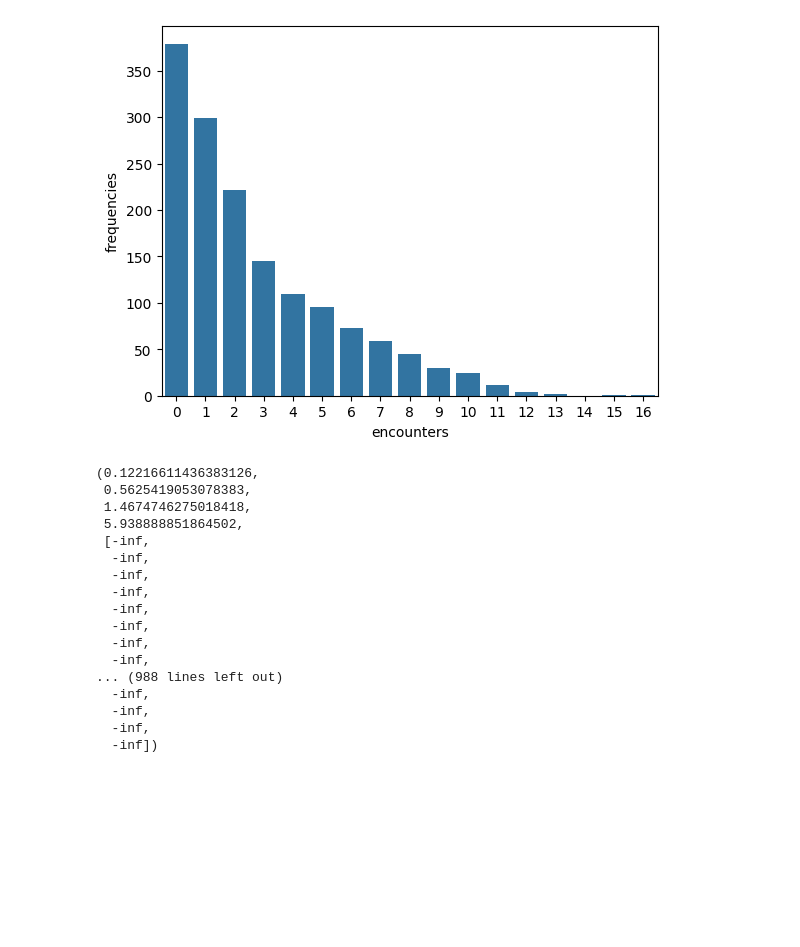
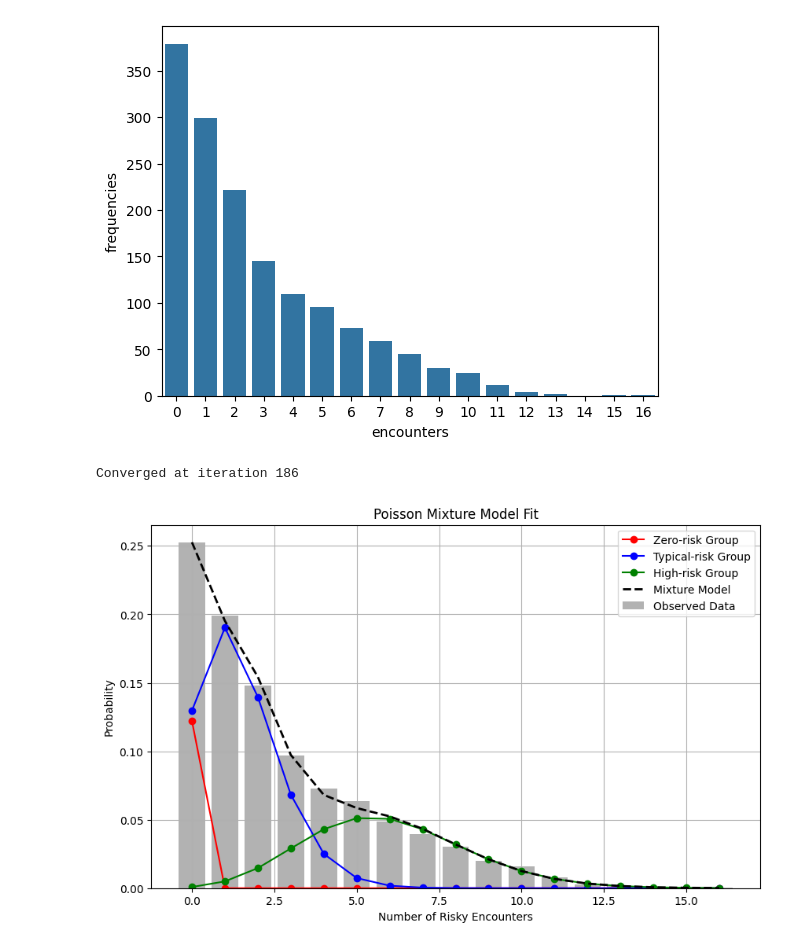
Before and after one commit to APanico12/Poisson-mixture-model, a Jupyter notebook: EM_POIS.ipynb, the cells around one changed output. Drawn from its saved outputs; the diff is of its cells as text; code cells hidden in the pictures; blank space fills up the shorter version.

```diff
--- a/EM_POIS.ipynb
+++ b/EM_POIS.ipynb
@@ -117,7 +119,7 @@ def em_algorithm(encounters, frequencies, alpha, beta, mu, lam, max_iterations=1
         alpha_new, beta_new, mu_new, lam_new = m_step(responsibilities, encounters)
 
         # Compute the log-likelihood using the current responsibilities and parameters
-        likelihood = log_likelihood(encounters, responsibilities, alpha_new, beta_new, mu_new, lam_new)
+        likelihood = log_likelihood(frequencies, encounters, alpha_new, beta_new, mu_new, lam_new)
 
         # Check for convergence based on the change in the log-likelihood
         if np.abs(likelihood - prev_likelihood) < tolerance:
@@ -136,22 +136,45 @@ alpha, beta, mu, lam,LK= em_algorithm(encounters, frequencies, alpha, beta, mu,
 # %%
 responsabilities = e_step(encounters, frequencies, alpha, beta, mu, lam)
 # %%
-em_algorithm(encounters, frequencies, alpha, beta, mu, lam)
+alpha, beta, mu, lam, LK = em_algorithm(encounters, frequencies, alpha, beta, mu, lam)
 # %% [output]
-(0.12216611436383126,
- 0.5625419053078383,
- 1.4674746275018418,
- 5.938888851864502,
- [-inf,
-  -inf,
-  -inf,
-  -inf,
-  -inf,
-  -inf,
-  -inf,
-  -inf,
-... (988 lines left out)
-  -inf,
-  -inf,
-  -inf,
-  -inf])
+Converged at iteration 186
+# %%
+def plot_poisson_mixture(encounters, frequencies, alpha, beta, mu, lam):
+    x = np.arange(0, max(encounters) + 1)
+
+    # Compute Poisson PMFs
+    poisson_zero = (x == 0).astype(float)  # Only nonzero at x = 0
+    poisson_typical = poisson.pmf(x, mu)
+    poisson_high_risk = poisson.pmf(x, lam)
+
+    # Weighted contributions
+    weighted_zero = alpha * poisson_zero
+    weighted_typical = beta * poisson_typical
+    weighted_high_risk = (1 - alpha - beta) * poisson_high_risk
+
+    # Mixture distribution
+    mixture_pmf = weighted_zero + weighted_typical + weighted_high_risk
+
+    # Normalize frequencies for visualization
+    normalized_frequencies = frequencies / np.sum(frequencies)
+
+    # Plot
+    plt.figure(figsize=(10, 6))
+    plt.bar(encounters, normalized_frequencies, color='gray', alpha=0.6, label="Observed Data")
+    plt.plot(x, weighted_zero, 'ro-', label="Zero-risk Group")
+    plt.plot(x, weighted_typical, 'bo-', label="Typical-risk Group")
+    plt.plot(x, weighted_high_risk, 'go-', label="High-risk Group")
+    plt.plot(x, mixture_pmf, 'k--', label="Mixture Model", linewidth=2)
+
+    plt.xlabel("Number of Risky Encounters")
+    plt.ylabel("Probability")
+    plt.title("Poisson Mixture Model Fit")
+    plt.legend()
+    plt.grid()
+    plt.show()
+
+
+plot_poisson_mixture(encounters, frequencies, alpha, beta, mu, lam)
+# %% [output]
+[figure, added]
```
Also changed, not shown: parts of 3 cells of this notebook.
